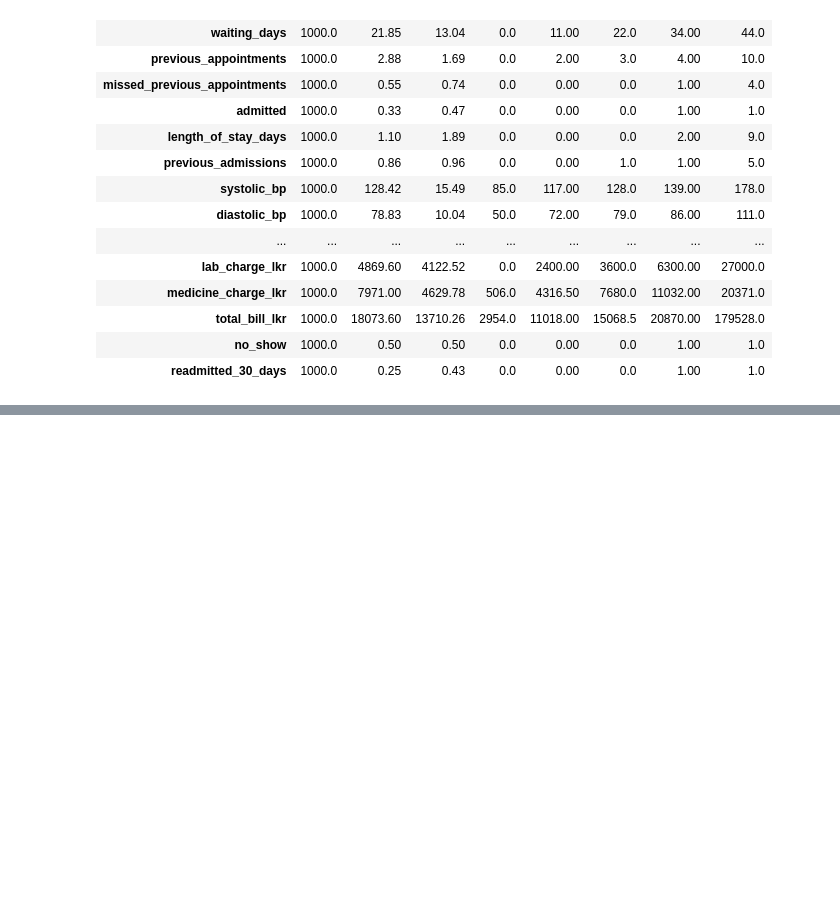
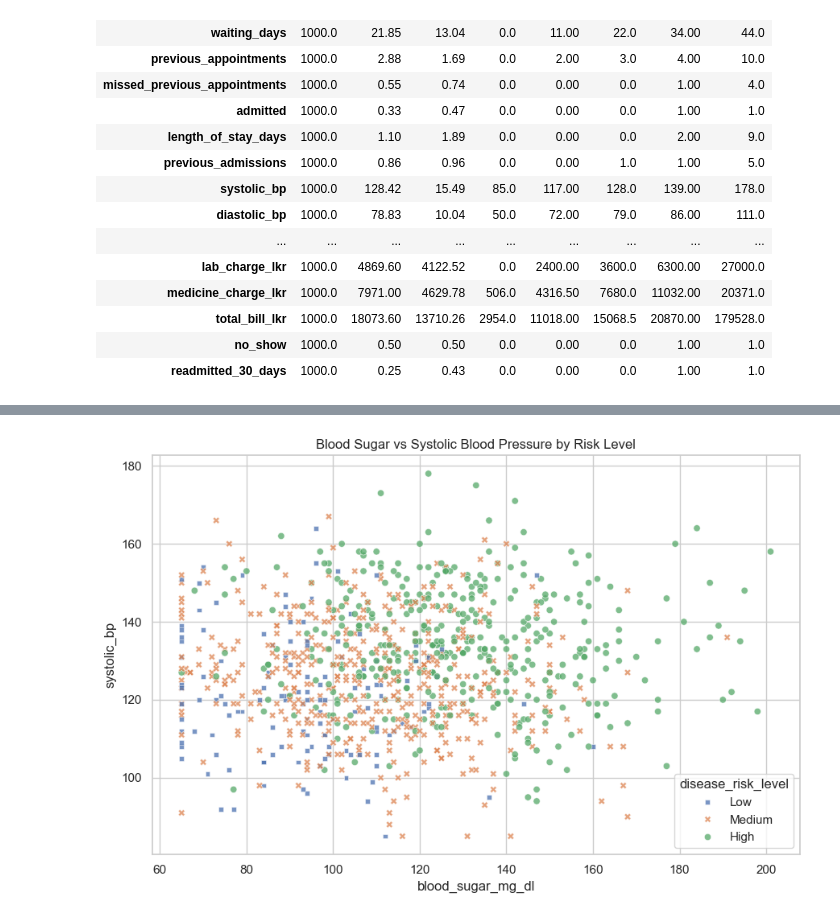
Before and after one commit to waruna-2003/smartcare-ai-risk-classification, a Jupyter notebook: smartcare_option_c_complete.ipynb, the cells around one changed output, grey strips where cells are left out. Saved outputs shown, nothing was run; the diff lists cells and outputs as text; code cells hidden in the pictures; blank space fills up the shorter version.

```diff
--- a/smartcare_option_c_complete.ipynb
+++ b/smartcare_option_c_complete.ipynb
@@ -147,0 +374,10 @@ Categorical/date columns (11): ['patient_id', 'gender', 'blood_group', 'departme
+# %%
+# Scatterplot of blood sugar vs blood pressure by risk level
+plt.figure(figsize=(9, 6))
+sns.scatterplot(data=df, x="blood_sugar_mg_dl", y="systolic_bp",
+                hue=TARGET, hue_order=RISK_ORDER, style=TARGET, alpha=0.75)
+plt.title("Blood Sugar vs Systolic Blood Pressure by Risk Level")
+plt.tight_layout()
+plt.show()
+# %% [output]
+[figure, added]
```
Also changed, not shown: parts of 17 cells of this notebook.
